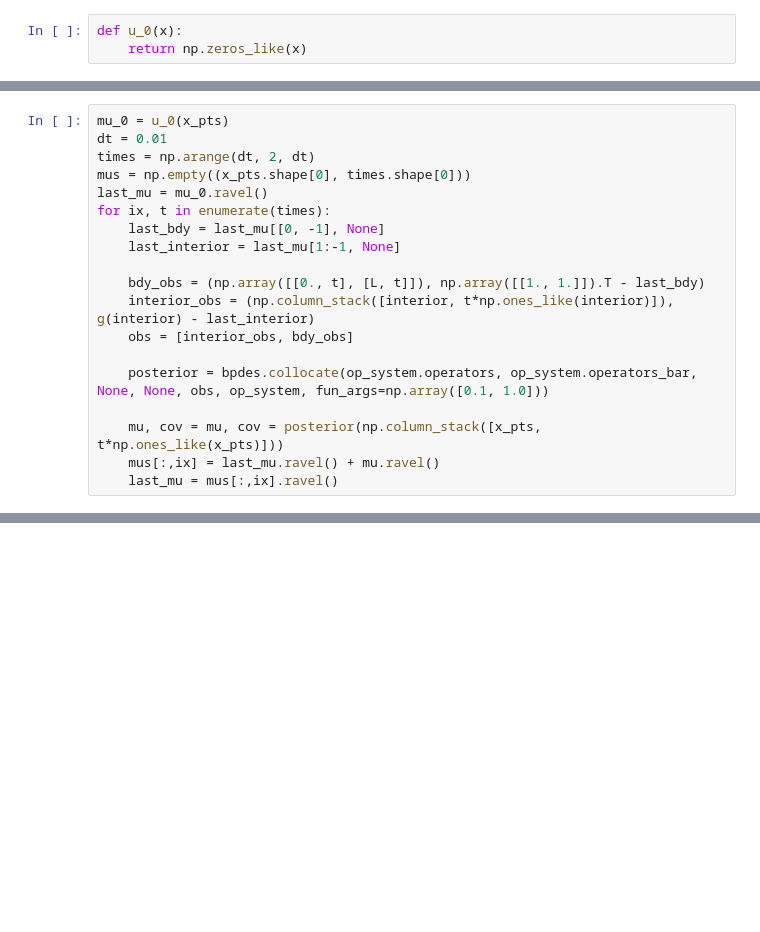
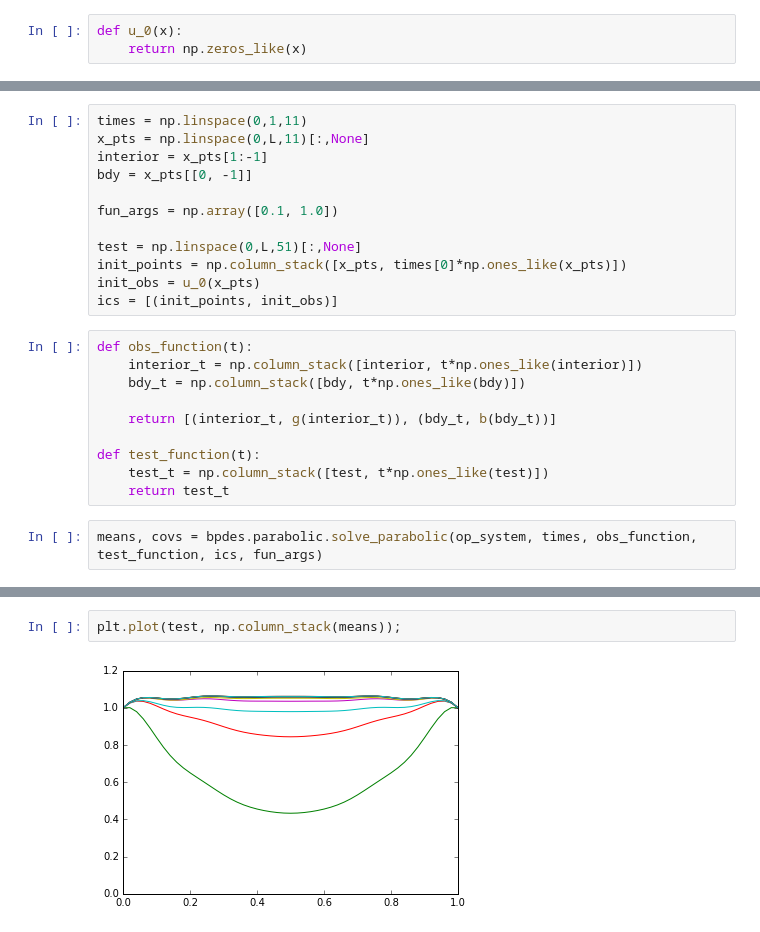
Before and after one commit to jcockayne/bayesian_pdes, a Jupyter notebook: notebooks/Parabolic_Heat_Equation.ipynb, the cells around one changed output, grey strips where cells are left out. Cells and saved outputs as stored; diff of their text form; blank space fills up the shorter version.

Commit message:
Parabolic heat equation added.

```diff
--- a/notebooks/Parabolic_Heat_Equation.ipynb
+++ b/notebooks/Parabolic_Heat_Equation.ipynb
@@ -32,19 +47,0 @@ interior = x_pts[1:-1]
-# %%
-mu_0 = u_0(x_pts)
-dt = 0.01
-times = np.arange(dt, 2, dt)
-mus = np.empty((x_pts.shape[0], times.shape[0]))
-last_mu = mu_0.ravel()
-for ix, t in enumerate(times):
-    last_bdy = last_mu[[0, -1], None]
-    last_interior = last_mu[1:-1, None]
-
-    bdy_obs = (np.array([[0., t], [L, t]]), np.array([[1., 1.]]).T - last_bdy)
-    interior_obs = (np.column_stack([interior, t*np.ones_like(interior)]), g(interior) - last_interior)
-    obs = [interior_obs, bdy_obs]
-
-    posterior = bpdes.collocate(op_system.operators, op_system.operators_bar, None, None, obs, op_system, fun_args=np.array([0.1, 1.0]))
-
-    mu, cov = mu, cov = posterior(np.column_stack([x_pts, t*np.ones_like(x_pts)]))
-    mus[:,ix] = last_mu.ravel() + mu.ravel()
-    last_mu = mus[:,ix].ravel()
@@ -97,0 +48,24 @@ IndentationError: expected an indented block (<ipython-input-142-a4fb6f8e8444>,
+# %%
+times = np.linspace(0,1,11)
+x_pts = np.linspace(0,L,11)[:,None]
+interior = x_pts[1:-1]
+bdy = x_pts[[0, -1]]
+
+fun_args = np.array([0.1, 1.0])
+
+test = np.linspace(0,L,51)[:,None]
+init_points = np.column_stack([x_pts, times[0]*np.ones_like(x_pts)])
+init_obs = u_0(x_pts)
+ics = [(init_points, init_obs)]
+# %%
+def obs_function(t):
+    interior_t = np.column_stack([interior, t*np.ones_like(interior)])
+    bdy_t = np.column_stack([bdy, t*np.ones_like(bdy)])
+
+    return [(interior_t, g(interior_t)), (bdy_t, b(bdy_t))]
+
+def test_function(t):
+    test_t = np.column_stack([test, t*np.ones_like(test)])
+    return test_t
+# %%
+means, covs = bpdes.parabolic.solve_parabolic(op_system, times, obs_function, test_function, ics, fun_args)
@@ -97,0 +90,4 @@ IndentationError: expected an indented block (<ipython-input-142-a4fb6f8e8444>,
+# %%
+plt.plot(test, np.column_stack(means));
+# %% [output]
+[figure, added]
```
Also changed, not shown: parts of 17 cells of this notebook.
